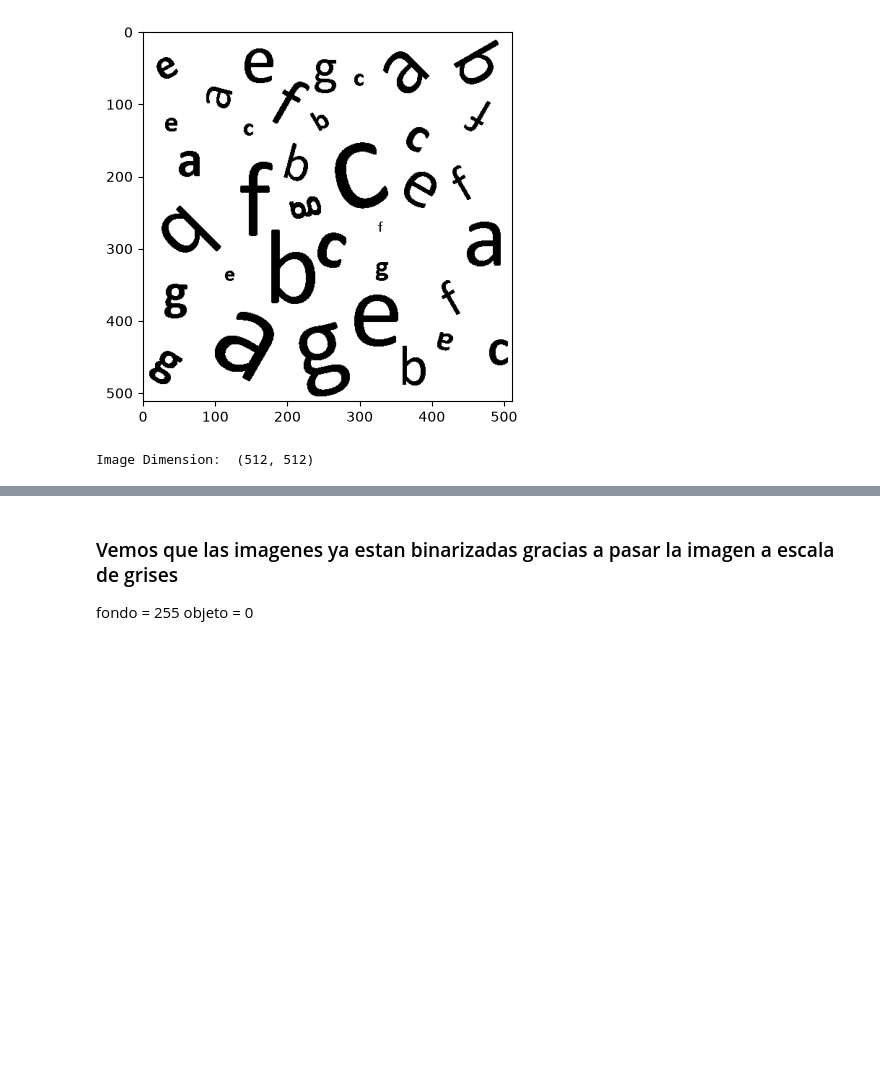
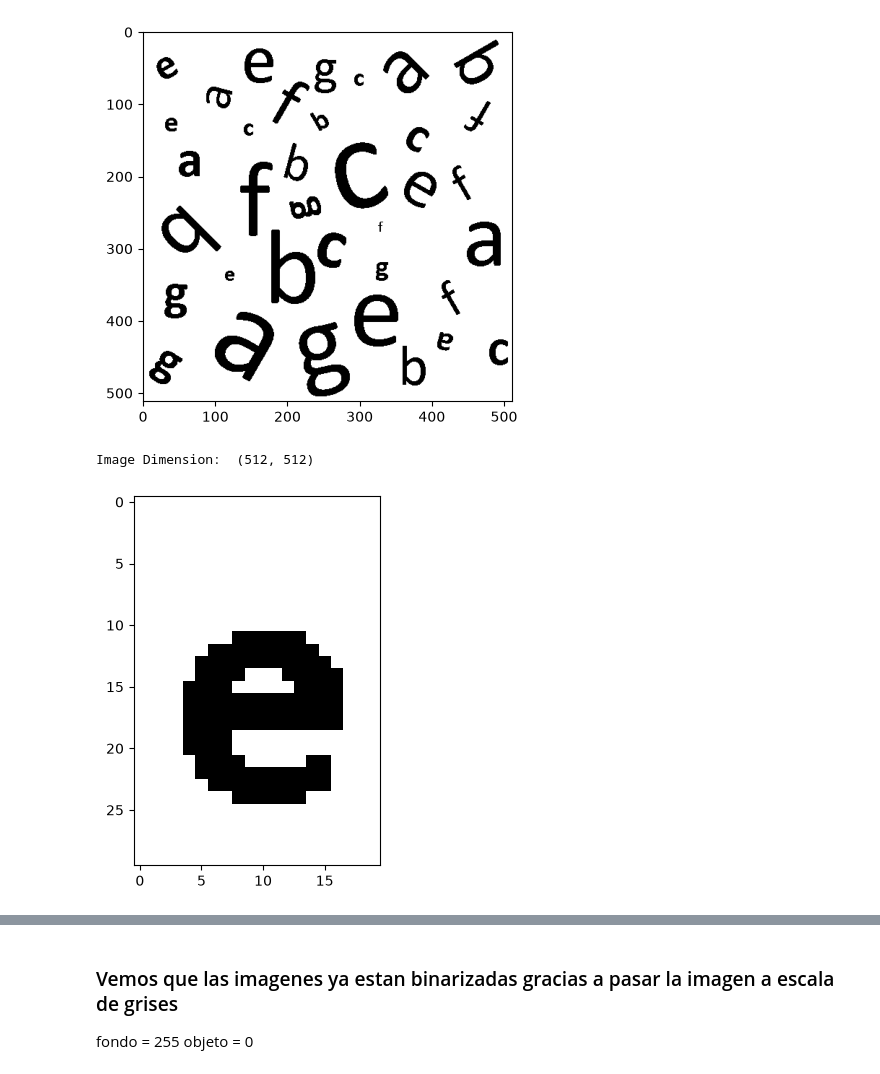
Before and after one commit to Joberto14/tarea1RDP, a Jupyter notebook: tarea1.ipynb, the cells around one changed output, grey strips where cells are left out. Drawn from its saved outputs; the diff is of its cells as text; code cells hidden in the pictures; blank space fills up the shorter version.

```diff
--- a/tarea1.ipynb
+++ b/tarea1.ipynb
@@ -115,3 +120,11 @@ letras.append(letra33)
 letras.append(letra34)
 letras.append(letra35)
 letras.append(letra36)
+# %%
+letraAprobar = img[320:350,110:130]
+
+plt.figure()
+plt.imshow(letraAprobar, cmap='gray')
+plt.show()
+# %% [output]
+[figure, added]
```
Also changed, not shown: parts of 11 cells of this notebook.
